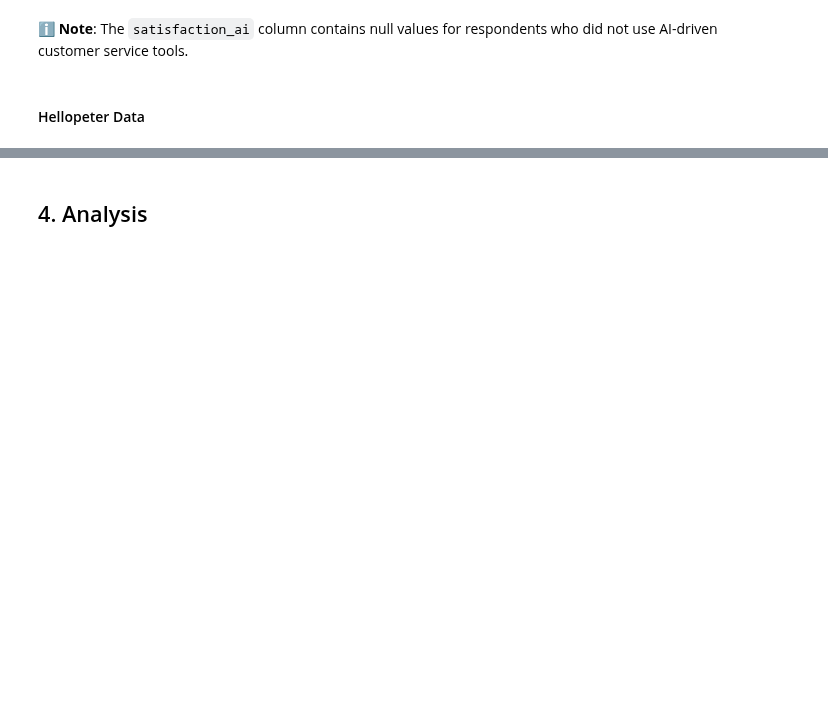
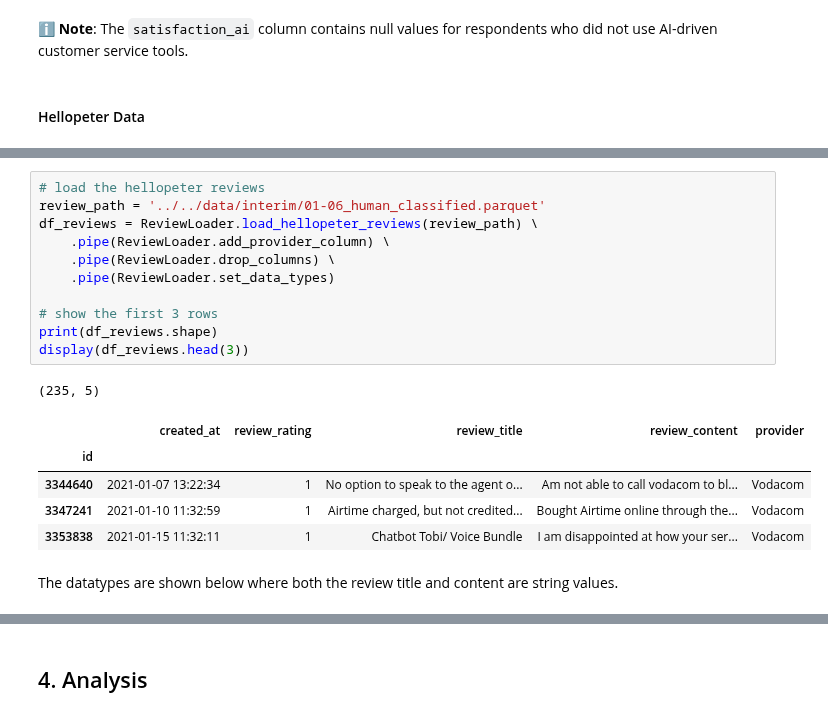
Before and after one commit to JohnnyFoulds/dsm050-2023-apr, a Jupyter notebook: notebooks/04_draft/04-02_pre_processing.ipynb, the cells around one changed output, grey strips where cells are left out. Drawn from its saved outputs; the diff is of its cells as text; blank space fills up the shorter version.

Commit message:
Data Pre-processing done

```diff
--- a/notebooks/04_draft/04-02_pre_processing.ipynb
+++ b/notebooks/04_draft/04-02_pre_processing.ipynb
@@ -374,0 +445,20 @@ memory usage: 3.6+ KB
+# %%
+# load the hellopeter reviews
+review_path = '../../data/interim/01-06_human_classified.parquet'
+df_reviews = ReviewLoader.load_hellopeter_reviews(review_path) \
+    .pipe(ReviewLoader.add_provider_column) \
+    .pipe(ReviewLoader.drop_columns) \
+    .pipe(ReviewLoader.set_data_types)
+
+# show the first 3 rows
+print(df_reviews.shape)
+display(df_reviews.head(3))
+# %% [output]
+(235, 5)
+|  | created_at | review_rating | review_title | review_content | provider |
+| id |  |  |  |  |  |
+| 3344640 | 2021-01-07 13:22:34 | 1 | No option to speak to the agent o... | Am not able to call vodacom to bl... | Vodacom |
+| 3347241 | 2021-01-10 11:32:59 | 1 | Airtime charged, but not credited... | Bought Airtime online through the... | Vodacom |
+| 3353838 | 2021-01-15 11:32:11 | 1 | Chatbot Tobi/ Voice Bundle | I am disappointed at how your ser... | Vodacom |
+# %% [markdown]
+The datatypes are shown below where both the review title and content are string values.
```
Also changed, not shown: parts of 8 cells of this notebook.
